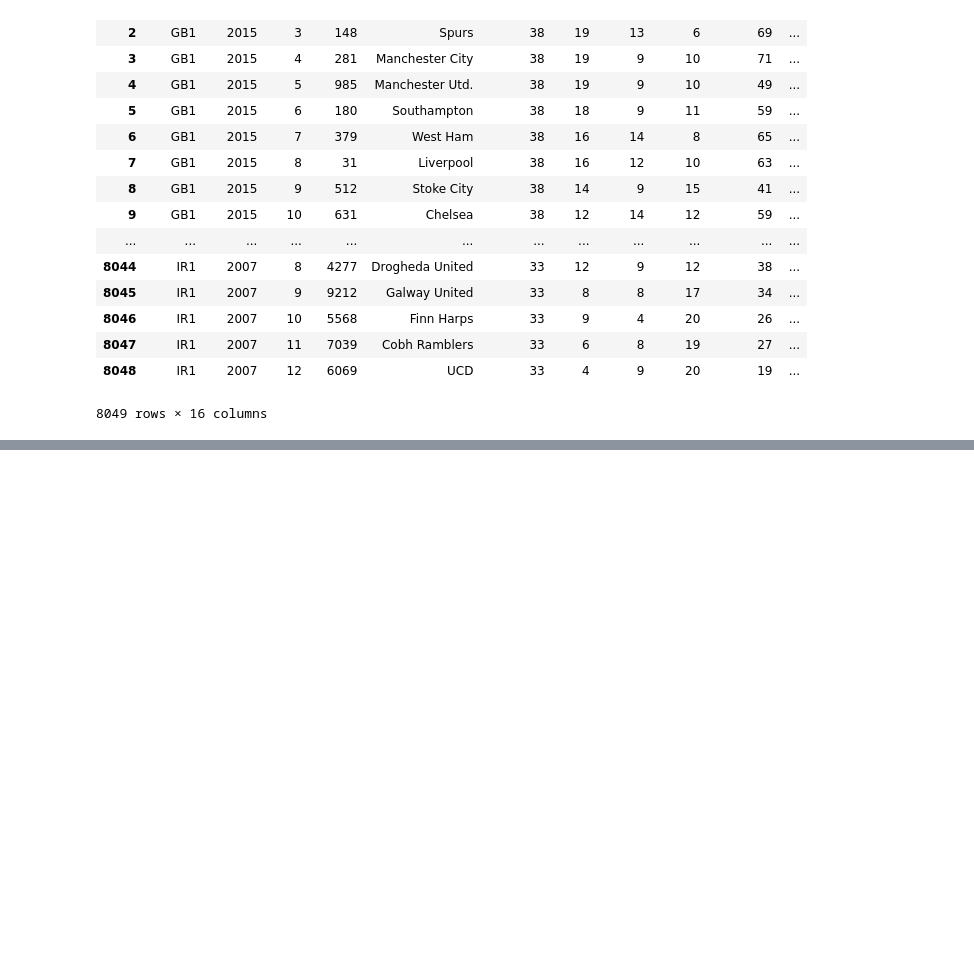
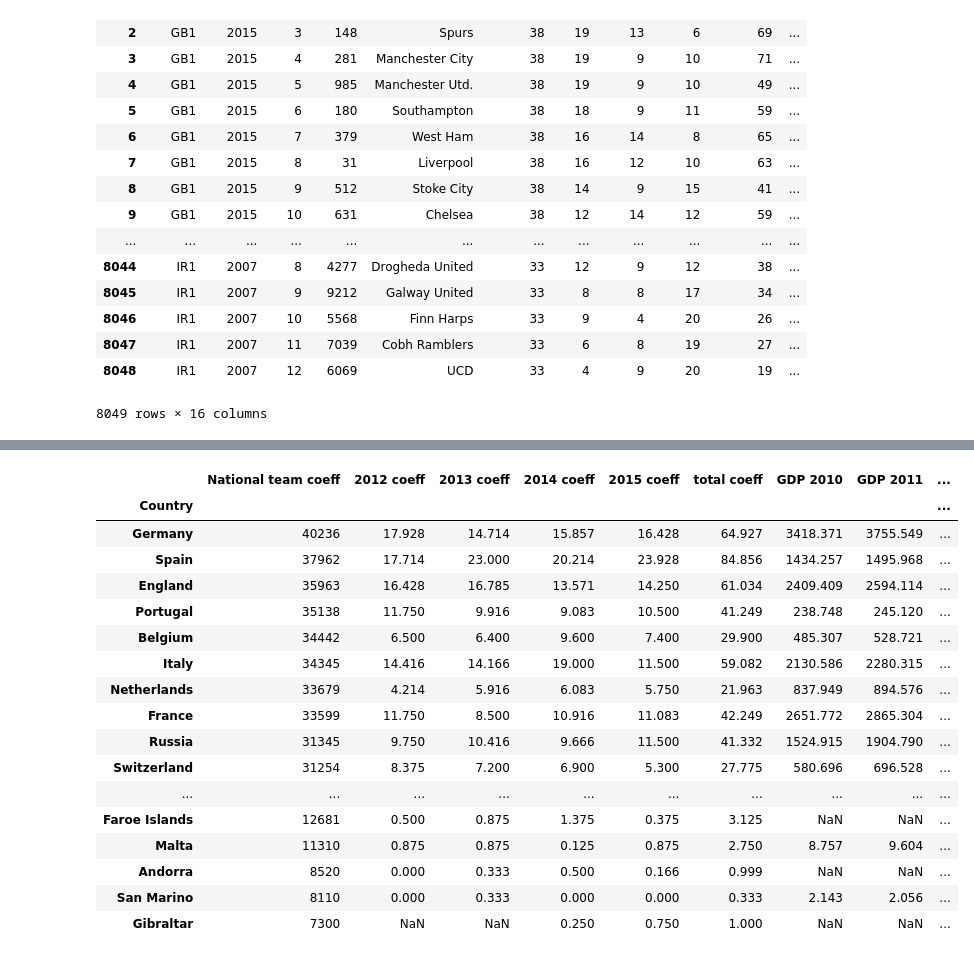
Before and after one commit to kebuhcah/soccer-history, a Jupyter notebook: notebooks/stability_performance.ipynb, the cells around one changed output, grey strips where cells are left out. Drawn from its saved outputs; the diff is of its cells as text; code cells hidden in the pictures; blank space fills up the shorter version.

Commit message:
join all data

```diff
--- a/notebooks/stability_performance.ipynb
+++ b/notebooks/stability_performance.ipynb
@@ -146,23 +177,19 @@ conmebol=countryInfo[countryInfo.federation=='CONMEBOL'].index
 afc=countryInfo[countryInfo.federation=='AFC'].index
 afc_no_anzac=countryInfo[countryInfo.federation=='AFC'].drop(['Australia','New Zealand']).index
 
-country_coeff=pd.read_table('../data/reference/country_coefficient.csv').reset_index(drop=True)
-country_coeff.columns=['Movement','Country','2012 coeff','2013 coeff','2014 coeff','2015 coeff','2016 coeff','Total coeff','Teams Total','CL','EL','Total']
-country_coeff=country_coeff.drop(['Movement','2016 coeff','CL','EL','Total','Teams Total','Total coeff'],axis=1)
-country_coeff['Country']=country_coeff['Country'].str.split('\(L',expand=True)[0].str.strip()
-country_coeff=country_coeff.set_index('Country')
-country_coeff = country_coeff.join(DataFrame({'total coeff':country_coeff.sum(axis=1)}))
+country_coeff=pd.read_csv('../data/reference/country_coefficient2.csv').reset_index(drop=True).set_index('Country').rename(index={
+        'Bosnia and Herzegovina': 'Bosnia-Herzegovina',
+        'Republic of Ireland': 'Ireland',
+        'FYR Macedonia': 'Macedonia',
+        'Faroe Islands':'Faroe Islands'
+    })
 
 natteam_coeff=pd.read_table('../data/reference/national_team_coefficient.csv').reset_index(drop=True).drop('Rank',axis=1)
 natteam_coeff['Country']=natteam_coeff['Country'].str.strip()
 natteam_coeff.Coefficient=natteam_coeff.Coefficient.apply(lambda s: int(s.replace(',','')))
 natteam_coeff=natteam_coeff.rename(columns={'Coefficient':'National team coeff'}).set_index('Country')
 
-club_coeff=pd.read_table('../data/reference/club_coefficient.csv').reset_index(drop=True).set_index('Club')
-club_coeff=club_coeff.drop(['2017','2016','Mvmt','Total'],axis=1)
-club_coeff.Association = club_coeff.Association.str.split(expand=True)[0]
-# sanity check: club_coeff.merge(DataFrame({'Team Name':teamIdMap}),how='left',left_on='Team Id',right_index=True)
-club_coeff=club_coeff.reset_index().set_index('Team Id').rename(columns=lambda c: 'Club coeff ' + c.split('–')[0] if '–' in c else c)
+club_coeff=pd.read_csv('../data/reference/club_coefficients.csv')[['rank','clubId','clubName','coeff12','coeff13','coeff14','coeff15','points']]
 
 gdp=pd.read_table('../data/reference/country_gdp.csv').reset_index(drop=True).drop('2014 Rank',axis=1).rename(columns={'Country ':'Country'})
 gdp.Country=gdp.Country.str.strip()
@@ -195,0 +254,21 @@ countryInfo=natteam_coeff.join(country_coeff).join(gdp).join(unemployed).join(co
+# %%
+countryInfo
+# %% [output]
+|  | National team coeff | 2012 coeff | 2013 coeff | 2014 coeff | 2015 coeff | total coeff | GDP 2010 | GDP 2011 | ... |
+| Country |  |  |  |  |  |  |  |  | ... |
+| Germany | 40236 | 17.928 | 14.714 | 15.857 | 16.428 | 64.927 | 3418.371 | 3755.549 | ... |
+| Spain | 37962 | 17.714 | 23.000 | 20.214 | 23.928 | 84.856 | 1434.257 | 1495.968 | ... |
+| England | 35963 | 16.428 | 16.785 | 13.571 | 14.250 | 61.034 | 2409.409 | 2594.114 | ... |
+| Portugal | 35138 | 11.750 | 9.916 | 9.083 | 10.500 | 41.249 | 238.748 | 245.120 | ... |
+| Belgium | 34442 | 6.500 | 6.400 | 9.600 | 7.400 | 29.900 | 485.307 | 528.721 | ... |
+| Italy | 34345 | 14.416 | 14.166 | 19.000 | 11.500 | 59.082 | 2130.586 | 2280.315 | ... |
+| Netherlands | 33679 | 4.214 | 5.916 | 6.083 | 5.750 | 21.963 | 837.949 | 894.576 | ... |
+| France | 33599 | 11.750 | 8.500 | 10.916 | 11.083 | 42.249 | 2651.772 | 2865.304 | ... |
+| Russia | 31345 | 9.750 | 10.416 | 9.666 | 11.500 | 41.332 | 1524.915 | 1904.790 | ... |
+| Switzerland | 31254 | 8.375 | 7.200 | 6.900 | 5.300 | 27.775 | 580.696 | 696.528 | ... |
+| ... | ... | ... | ... | ... | ... | ... | ... | ... | ... |
+| Faroe Islands | 12681 | 0.500 | 0.875 | 1.375 | 0.375 | 3.125 | NaN | NaN | ... |
+| Malta | 11310 | 0.875 | 0.875 | 0.125 | 0.875 | 2.750 | 8.757 | 9.604 | ... |
+| Andorra | 8520 | 0.000 | 0.333 | 0.500 | 0.166 | 0.999 | NaN | NaN | ... |
+| San Marino | 8110 | 0.000 | 0.333 | 0.000 | 0.000 | 0.333 | 2.143 | 2.056 | ... |
+| Gibraltar | 7300 | NaN | NaN | 0.250 | 0.750 | 1.000 | NaN | NaN | ... |
```
Also changed, not shown: parts of 7 cells of this notebook, 2 other files.
